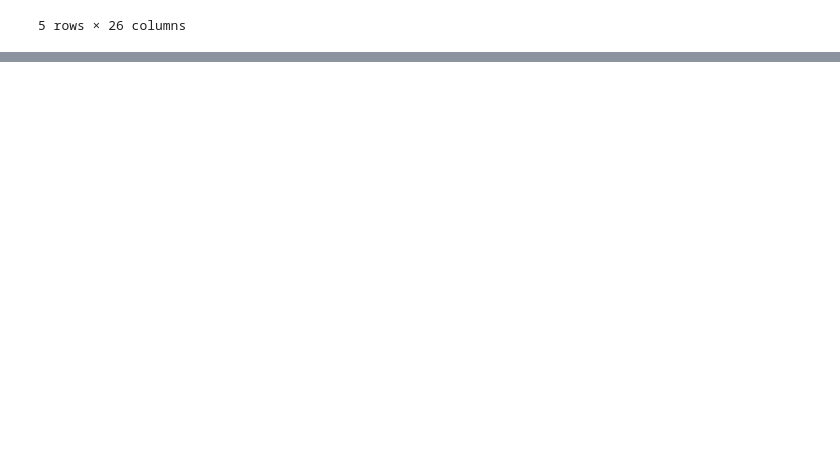
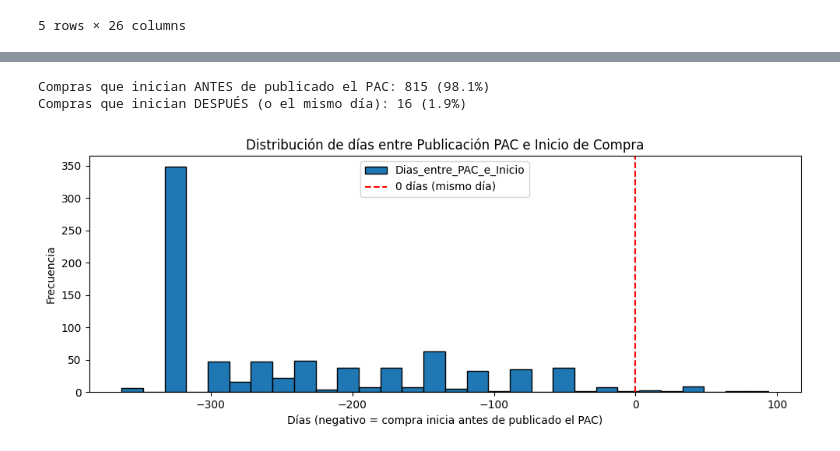
Before and after one commit to ashley-toloza/ia-produccion-1, a Jupyter notebook: notebooks/ashley-toloza.ipynb, the cells around one changed output, grey strips where cells are left out. Drawn from its saved outputs; the diff is of its cells as text; code cells hidden in the pictures; blank space fills up the shorter version.

```diff
--- a/notebooks/ashley-toloza.ipynb
+++ b/notebooks/ashley-toloza.ipynb
@@ -140,0 +257,20 @@ Name: Dias_entre_PAC_e_Inicio, dtype: float64
+# %%
+# ¿Cuántos casos tienen inicio de compra ANTES de la publicación del PAC?
+casos_negativos = (df["Dias_entre_PAC_e_Inicio"] < 0).sum()
+casos_positivos = (df["Dias_entre_PAC_e_Inicio"] >= 0).sum()
+print(f"Compras que inician ANTES de publicado el PAC: {casos_negativos} ({casos_negativos/len(df):.1%})")
+print(f"Compras que inician DESPUÉS (o el mismo día): {casos_positivos} ({casos_positivos/len(df):.1%})")
+
+plt.figure(figsize=(10, 4))
+df["Dias_entre_PAC_e_Inicio"].plot(kind="hist", bins=30, edgecolor="black")
+plt.axvline(0, color="red", linestyle="--", label="0 días (mismo día)")
+plt.title("Distribución de días entre Publicación PAC e Inicio de Compra")
+plt.xlabel("Días (negativo = compra inicia antes de publicado el PAC)")
+plt.ylabel("Frecuencia")
+plt.legend()
+plt.tight_layout()
+plt.show()
+# %% [output]
+Compras que inician ANTES de publicado el PAC: 815 (98.1%)
+Compras que inician DESPUÉS (o el mismo día): 16 (1.9%)
+[figure, added]
```
Also changed, not shown: parts of 29 cells of this notebook.
